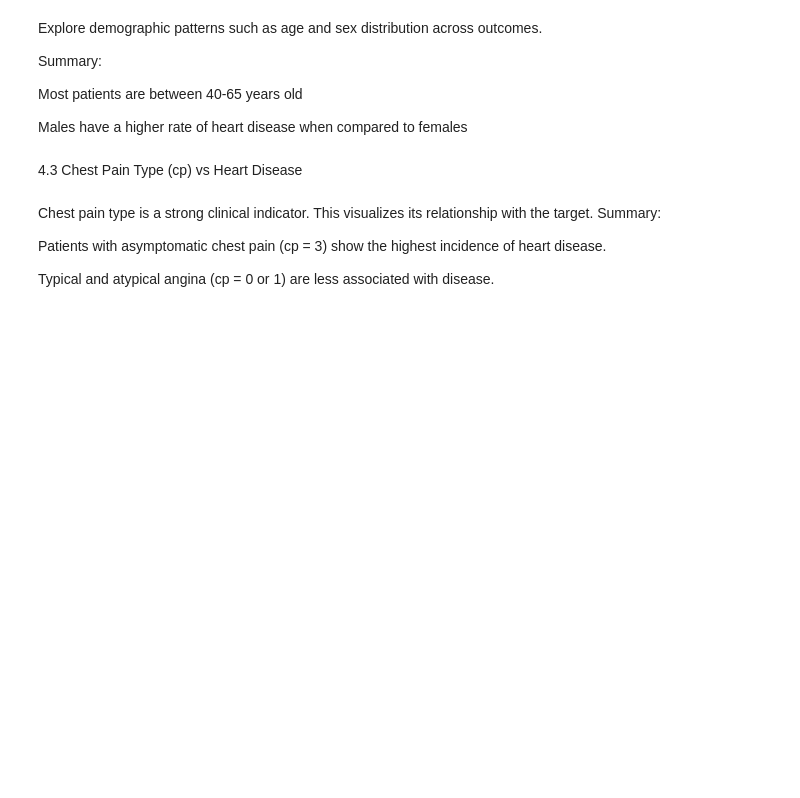
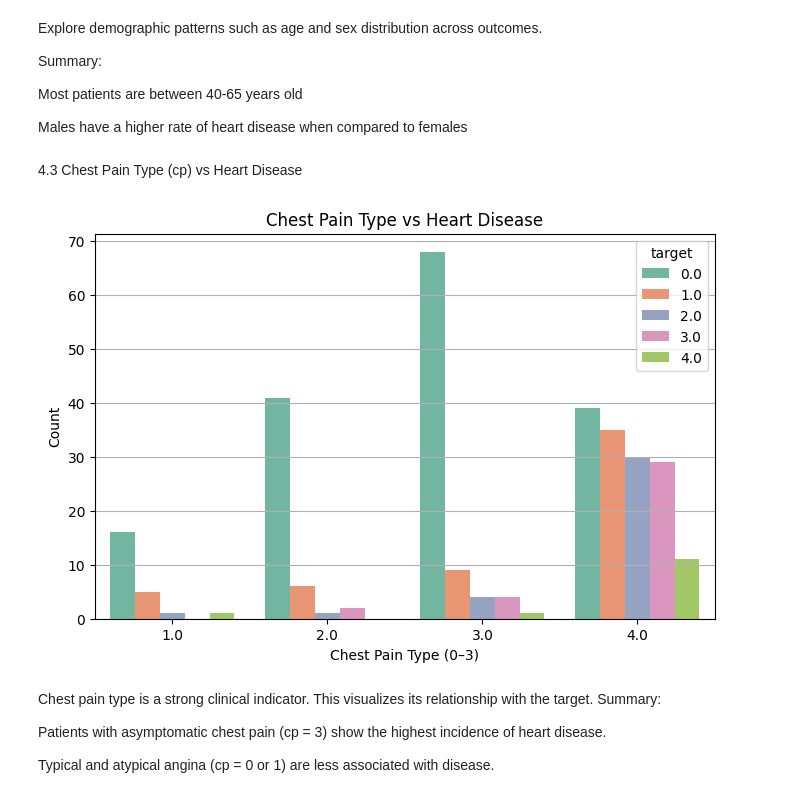
Before and after one commit to leesha20/Heart-Disease-Project, a Jupyter notebook: Heart Disease Project.ipynb, the cells around one changed output. Drawn from its saved outputs; the diff is of its cells as text; code cells hidden in the pictures; blank space fills up the shorter version.

```diff
--- a/Heart Disease Project.ipynb
+++ b/Heart Disease Project.ipynb
@@ -253,11 +382,13 @@ Males have a higher rate of heart disease when compared to females
 # %% [markdown]
 4.3 Chest Pain Type (cp) vs Heart Disease
 # %%
-sns.countplot(x='cp', hue='target', data=df, palette='Set2')
+sns.countplot(x='cp', hue='target', data=data, palette='Set2')
 plt.title("Chest Pain Type vs Heart Disease")
 plt.xlabel("Chest Pain Type (0–3)")
 plt.ylabel("Count")
 plt.show()
+# %% [output]
+[figure, added]
 # %% [markdown]
 Chest pain type is a strong clinical indicator. This visualizes its relationship with the target.
 Summary:
```
Also changed, not shown: parts of 40 cells of this notebook.
